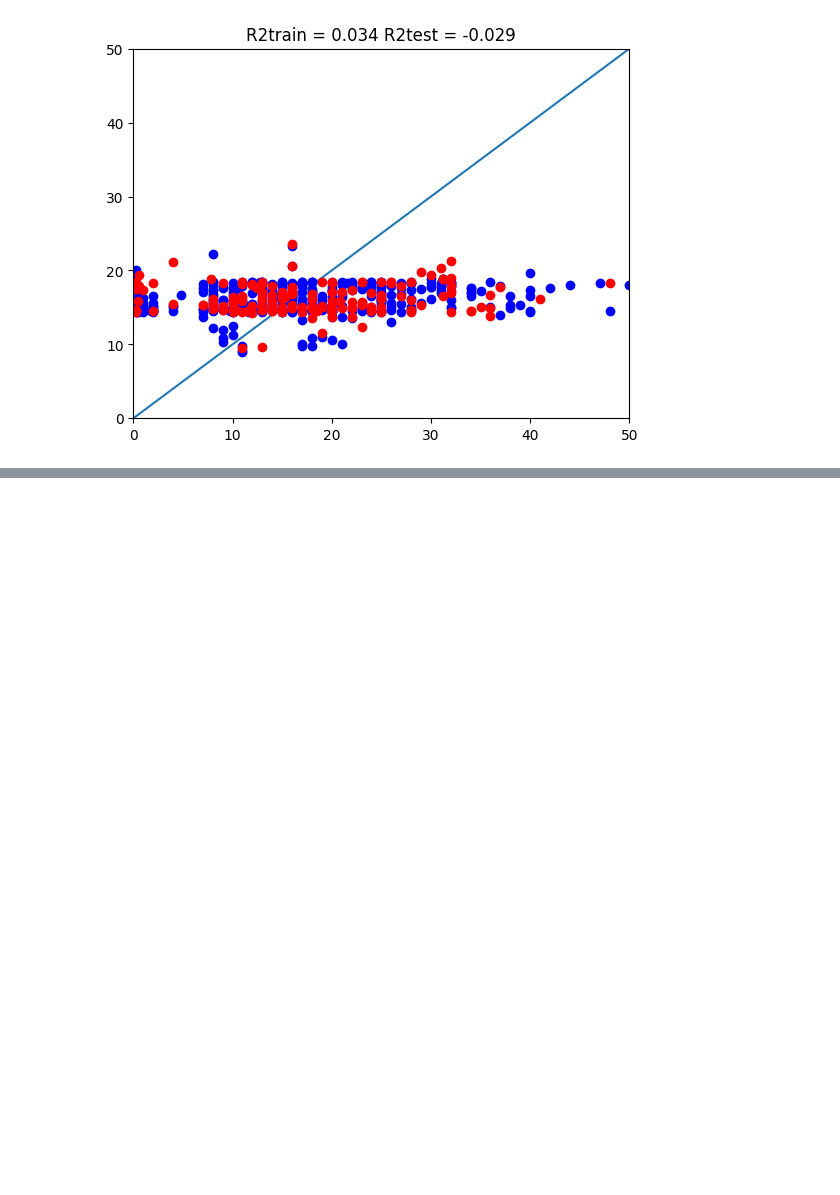
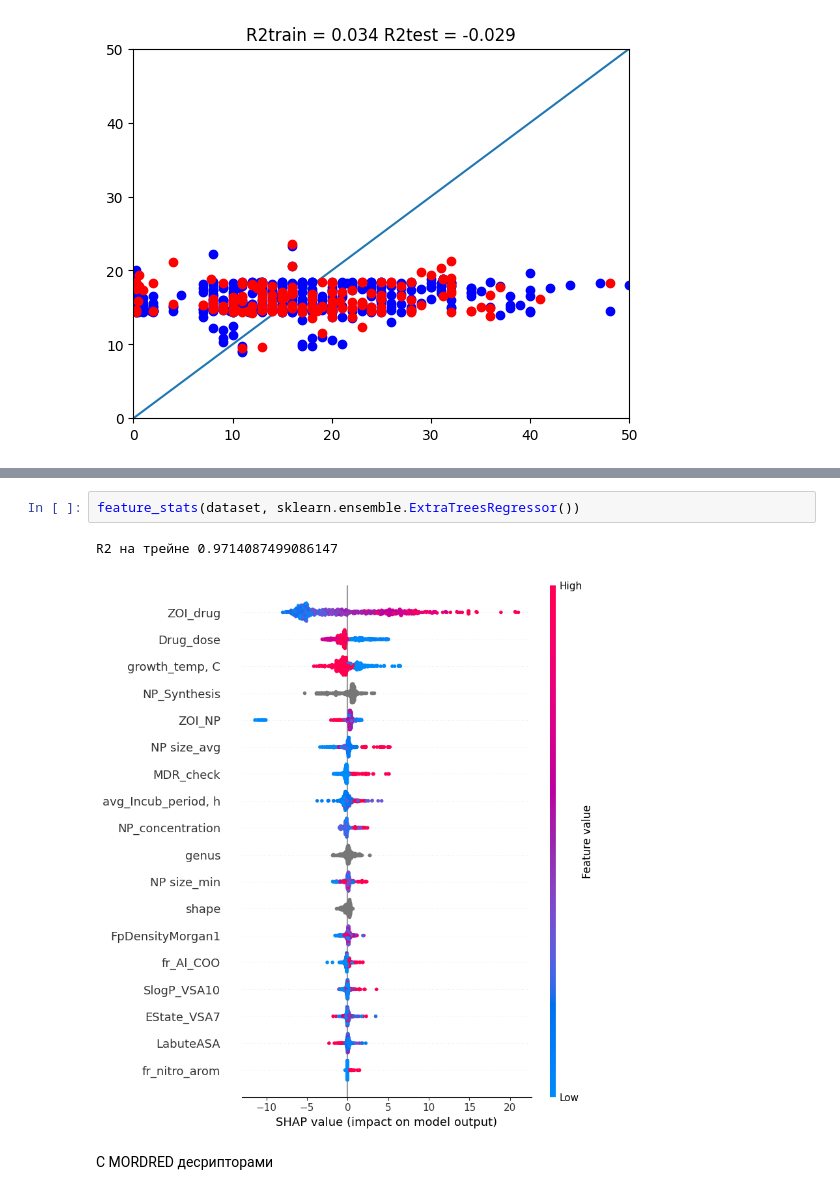
Before and after one commit to MariaAltisheva/hackathon, a Jupyter notebook: DC_team_5.ipynb, the cells around one changed output, grey strips where cells are left out. Cells and saved outputs as stored; diff of their text form; blank space fills up the shorter version.

```diff
--- a/DC_team_5.ipynb
+++ b/DC_team_5.ipynb
@@ -896,0 +957,7 @@ WARNING:tensorflow:5 out of the last 5 calls to <function Model.make_test_functi
+# %%
+feature_stats(dataset, sklearn.ensemble.ExtraTreesRegressor())
+# %% [output]
+R2 на трейне 0.9714087499086147
+[figure, added]
+# %% [markdown]
+С MORDRED десрипторами
```
Also changed, not shown: parts of 17 cells of this notebook.
